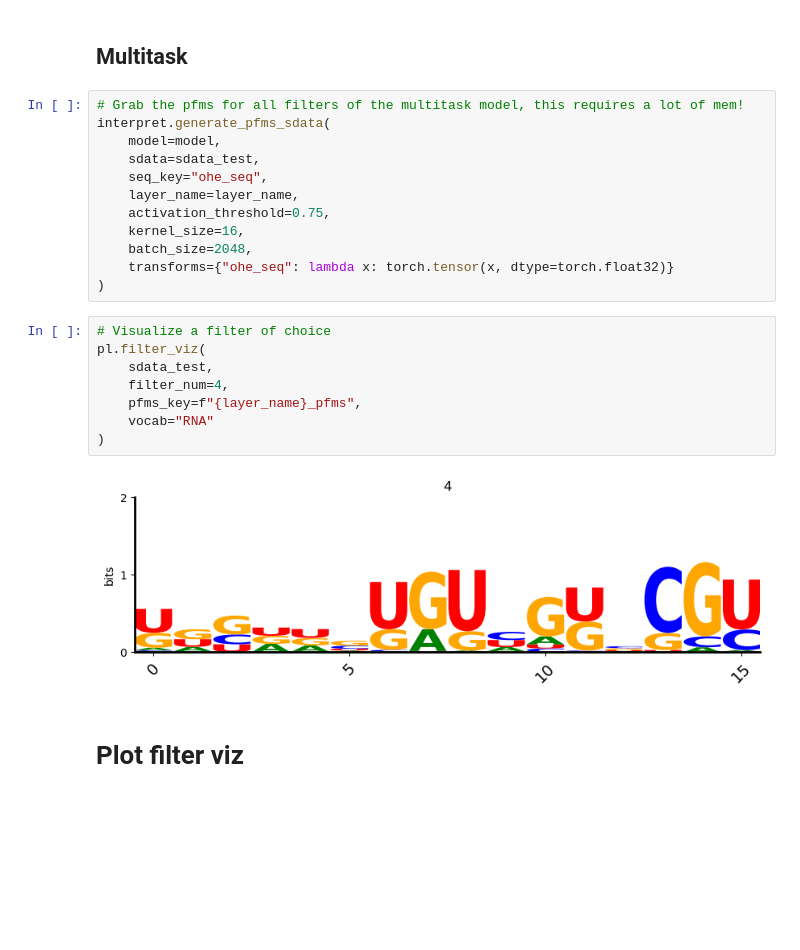
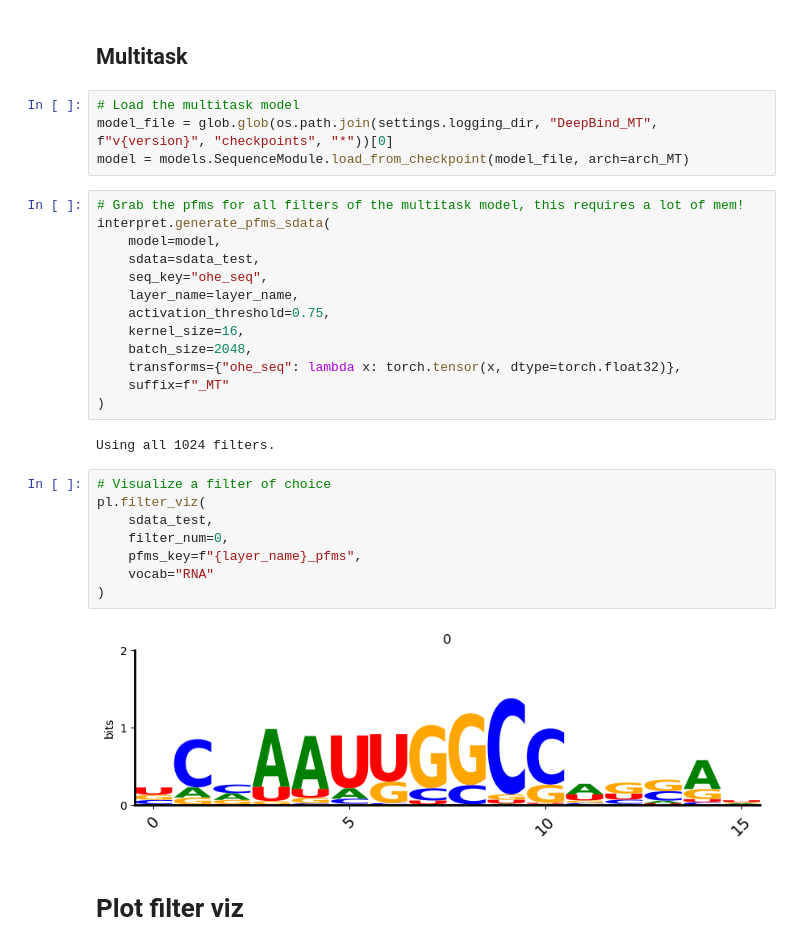
Before and after one commit to ML4GLand/EUGENe_paper, a Jupyter notebook: notebooks/ray13/ray13_interpretation.ipynb, the cells around one changed output. Cells and saved outputs as stored; diff of their text form; blank space fills up the shorter version.

```diff
--- a/notebooks/ray13/ray13_interpretation.ipynb
+++ b/notebooks/ray13/ray13_interpretation.ipynb
@@ -259,5 +252,9 @@ ValueError: cannot reindex or align along dimension '_num_kernels' because of co
 # %% [markdown]
 ## Multitask
+# %%
+# Load the multitask model
+model_file = glob.glob(os.path.join(settings.logging_dir, "DeepBind_MT", f"v{version}", "checkpoints", "*"))[0]
+model = models.SequenceModule.load_from_checkpoint(model_file, arch=arch_MT)
 # %%
 # Grab the pfms for all filters of the multitask model, this requires a lot of mem!
 interpret.generate_pfms_sdata(
@@ -268,18 +265,21 @@ interpret.generate_pfms_sdata(
     activation_threshold=0.75,
     kernel_size=16,
     batch_size=2048,
-    transforms={"ohe_seq": lambda x: torch.tensor(x, dtype=torch.float32)}
+    transforms={"ohe_seq": lambda x: torch.tensor(x, dtype=torch.float32)},
+    suffix=f"_MT"
 )
+# %% [output]
+Using all 1024 filters.
 # %%
 # Visualize a filter of choice
 pl.filter_viz(
     sdata_test,
-    filter_num=4,
+    filter_num=0,
     pfms_key=f"{layer_name}_pfms",
     vocab="RNA"
 )
 # %% [output]
-[figure, old version]
+[figure, new version]
 # %% [markdown]
 # Plot filter viz
 # %%
```
Also changed, not shown: parts of 34 cells of this notebook, 2 other files.
